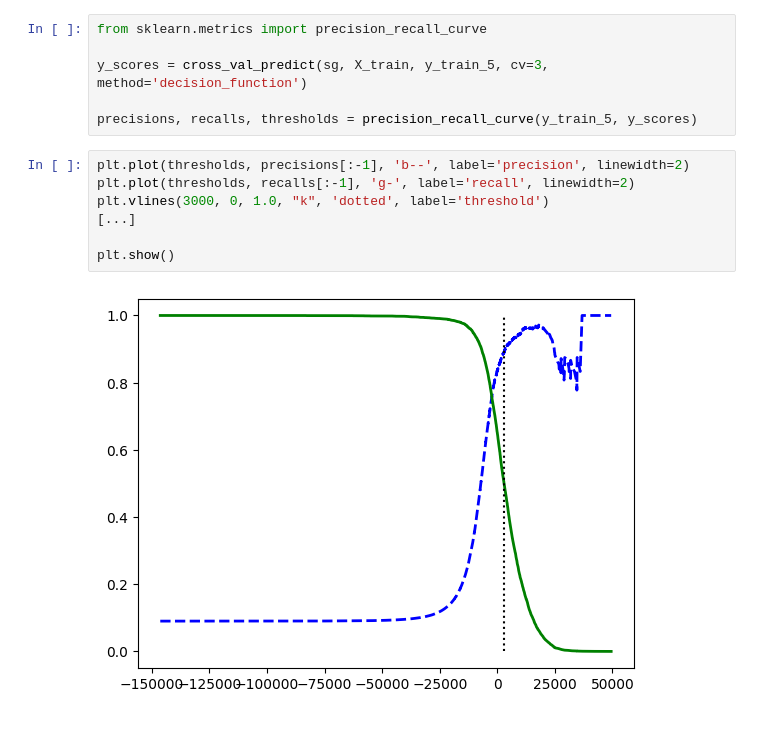
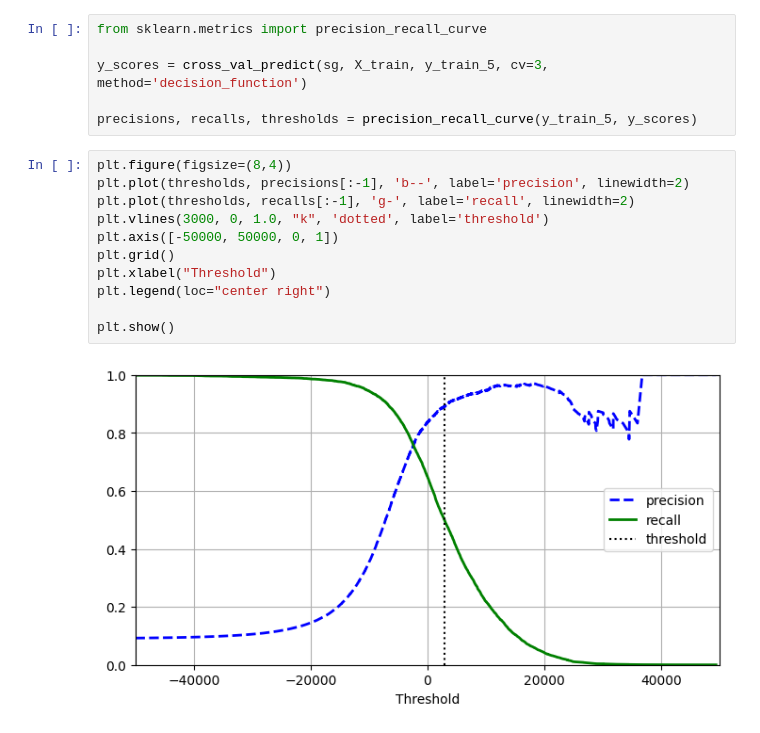
Before and after one commit to SeohyunLyoo/handson-ml3, a Jupyter notebook: 03_01_이진_분류.ipynb, the cells around one changed output. Drawn from its saved outputs; the diff is of its cells as text.

```diff
--- a/03_01_이진_분류.ipynb
+++ b/03_01_이진_분류.ipynb
@@ -143,11 +143,15 @@ y_scores = cross_val_predict(sg, X_train, y_train_5, cv=3, method='decision_func
 
 precisions, recalls, thresholds = precision_recall_curve(y_train_5, y_scores)
 # %%
+plt.figure(figsize=(8,4))
 plt.plot(thresholds, precisions[:-1], 'b--', label='precision', linewidth=2)
 plt.plot(thresholds, recalls[:-1], 'g-', label='recall', linewidth=2)
 plt.vlines(3000, 0, 1.0, "k", 'dotted', label='threshold')
-[...]
+plt.axis([-50000, 50000, 0, 1])
+plt.grid()
+plt.xlabel("Threshold")
+plt.legend(loc="center right")
 
 plt.show()
 # %% [output]
-[figure, old version]
+[figure, new version]
```
Also changed, not shown: parts of 17 cells of this notebook.
